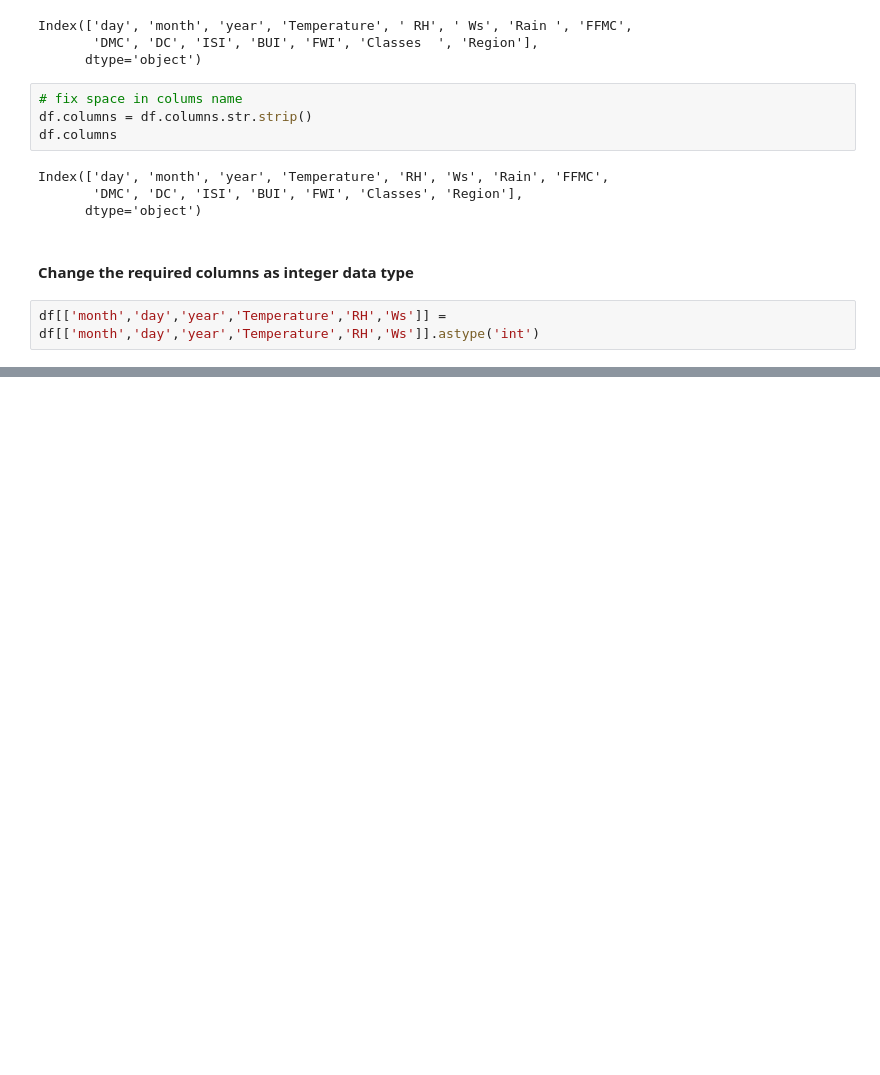
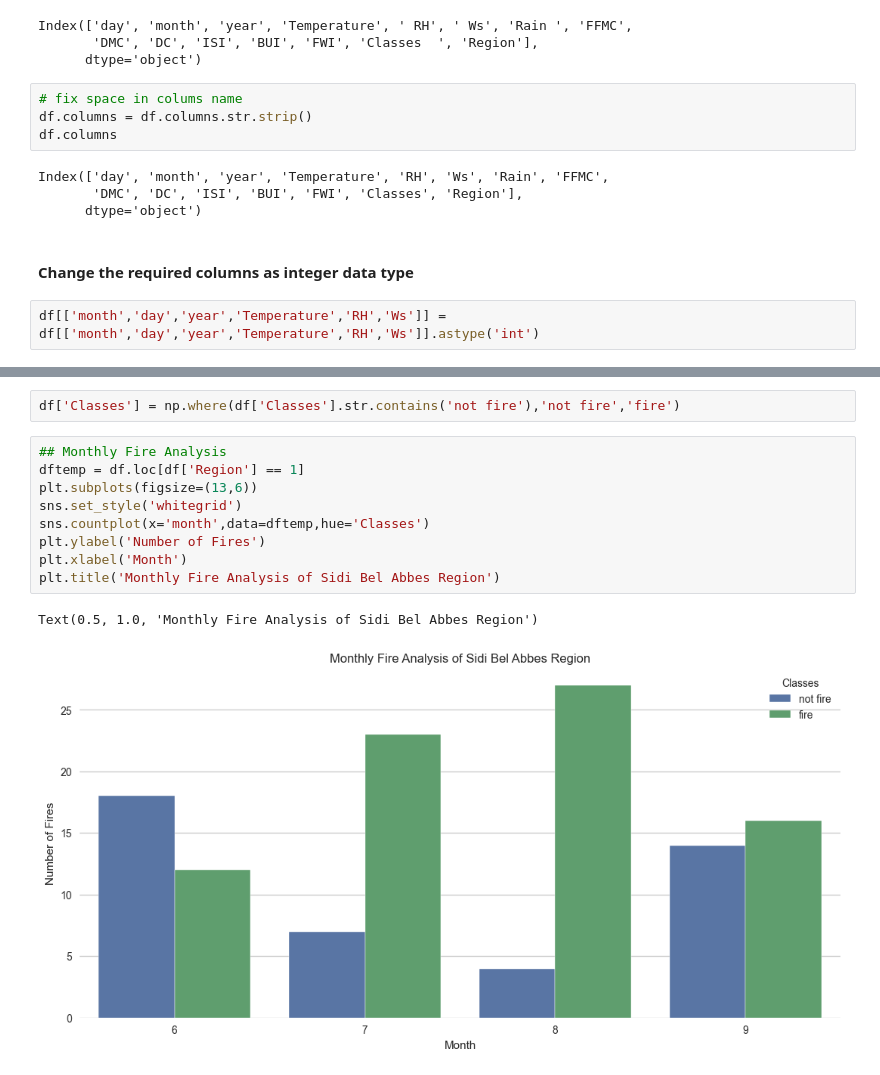
Before and after one commit to Nnguyen-dev2805/train_ai, a Jupyter notebook: 28. Ridge,Lasso And ElasticNet ML ALgorithms/Ridge and Lasso Regression.ipynb, the cells around one changed output, grey strips where cells are left out. Saved outputs shown, nothing was run; the diff lists cells and outputs as text; blank space fills up the shorter version.

```diff
--- a/28. Ridge,Lasso And ElasticNet ML ALgorithms/Ridge and Lasso Regression.ipynb
+++ b/28. Ridge,Lasso And ElasticNet ML ALgorithms/Ridge and Lasso Regression.ipynb
@@ -127,0 +253,14 @@ df[['month','day','year','Temperature','RH','Ws']] = df[['month','day','year','T
+# %%
+df['Classes'] = np.where(df['Classes'].str.contains('not fire'),'not fire','fire')
+# %%
+## Monthly Fire Analysis
+dftemp = df.loc[df['Region'] == 1]
+plt.subplots(figsize=(13,6))
+sns.set_style('whitegrid')
+sns.countplot(x='month',data=dftemp,hue='Classes')
+plt.ylabel('Number of Fires')
+plt.xlabel('Month')
+plt.title('Monthly Fire Analysis of Sidi Bel Abbes Region')
+# %% [output]
+Text(0.5, 1.0, 'Monthly Fire Analysis of Sidi Bel Abbes Region')
+[figure, added]
```
Also changed, not shown: parts of 18 cells of this notebook, 6 other files.
